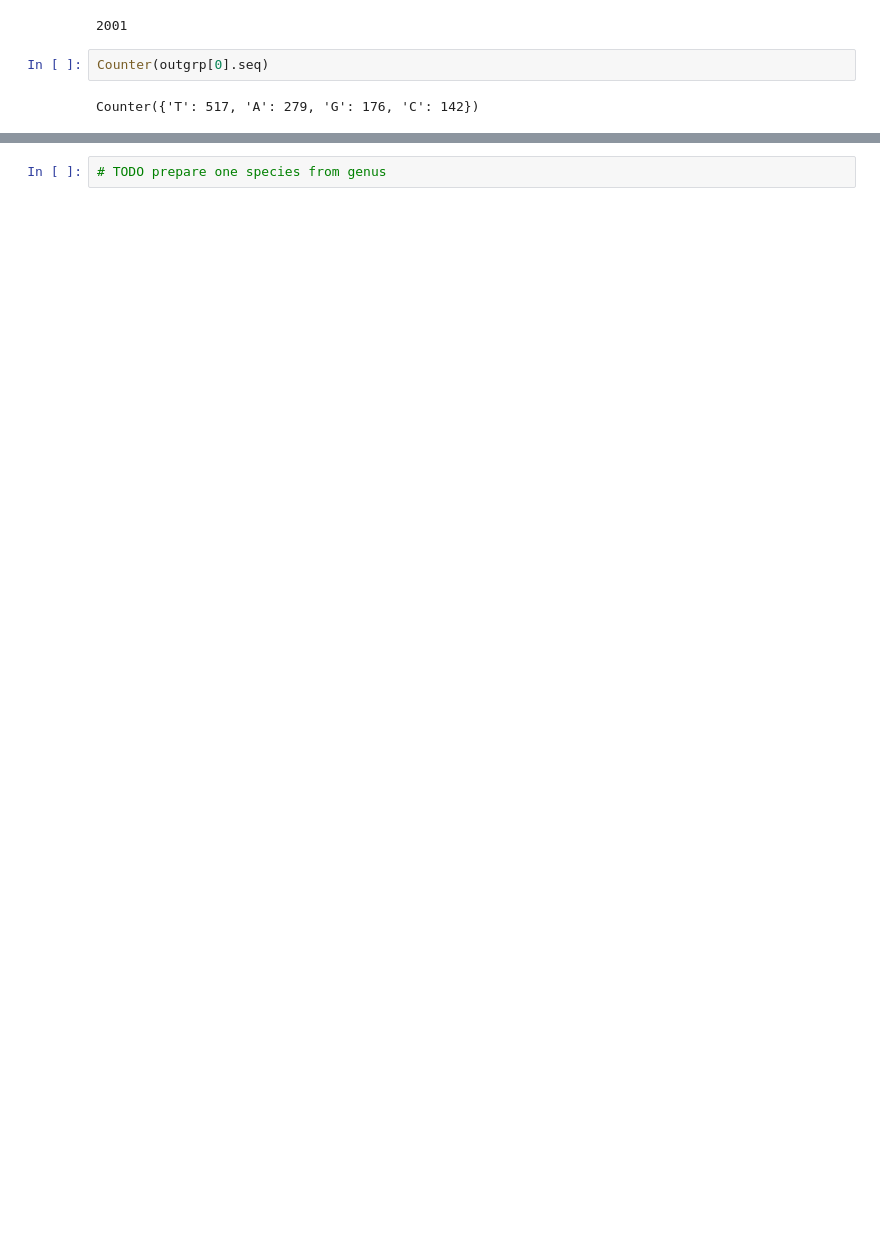
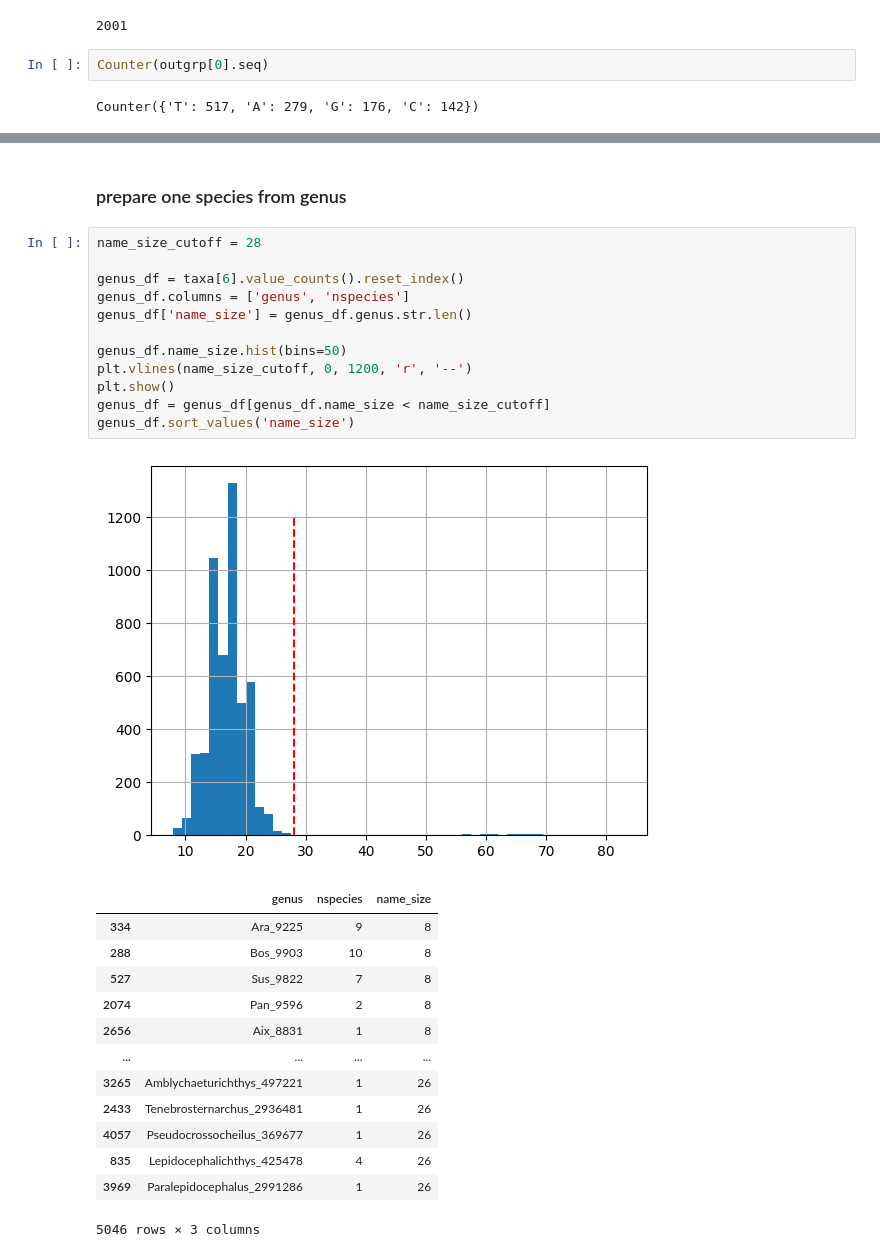
Before and after one commit to mitoclub/AminoAcidShift, a Jupyter notebook: vertebrates_aa_subst/prepare_for_comp_sp.ipynb, the cells around one changed output, grey strips where cells are left out. Saved outputs shown, nothing was run; the diff lists cells and outputs as text; blank space fills up the shorter version.

Commit message:
prepare for global vert tree

```diff
--- a/vertebrates_aa_subst/prepare_for_comp_sp.ipynb
+++ b/vertebrates_aa_subst/prepare_for_comp_sp.ipynb
@@ -99,3 +103,30 @@ taxa
 16078 rows × 5 columns
-# %%
-# TODO prepare one species from genus
+# %% [markdown]
+### prepare one species from genus
+# %%
+name_size_cutoff = 28
+
+genus_df = taxa[6].value_counts().reset_index()
+genus_df.columns = ['genus', 'nspecies']
+genus_df['name_size'] = genus_df.genus.str.len()
+
+genus_df.name_size.hist(bins=50)
+plt.vlines(name_size_cutoff, 0, 1200, 'r', '--')
+plt.show()
+genus_df = genus_df[genus_df.name_size < name_size_cutoff]
+genus_df.sort_values('name_size')
+# %% [output]
+[figure, added]
+|  | genus | nspecies | name_size |
+| 334 | Ara_9225 | 9 | 8 |
+| 288 | Bos_9903 | 10 | 8 |
+| 527 | Sus_9822 | 7 | 8 |
+| 2074 | Pan_9596 | 2 | 8 |
+| 2656 | Aix_8831 | 1 | 8 |
+| ... | ... | ... | ... |
+| 3265 | Amblychaeturichthys_497221 | 1 | 26 |
+| 2433 | Tenebrosternarchus_2936481 | 1 | 26 |
+| 4057 | Pseudocrossocheilus_369677 | 1 | 26 |
+| 835 | Lepidocephalichthys_425478 | 4 | 26 |
+| 3969 | Paralepidocephalus_2991286 | 1 | 26 |
+5046 rows × 3 columns
```
Also changed, not shown: parts of 14 cells of this notebook, 1 other file.
